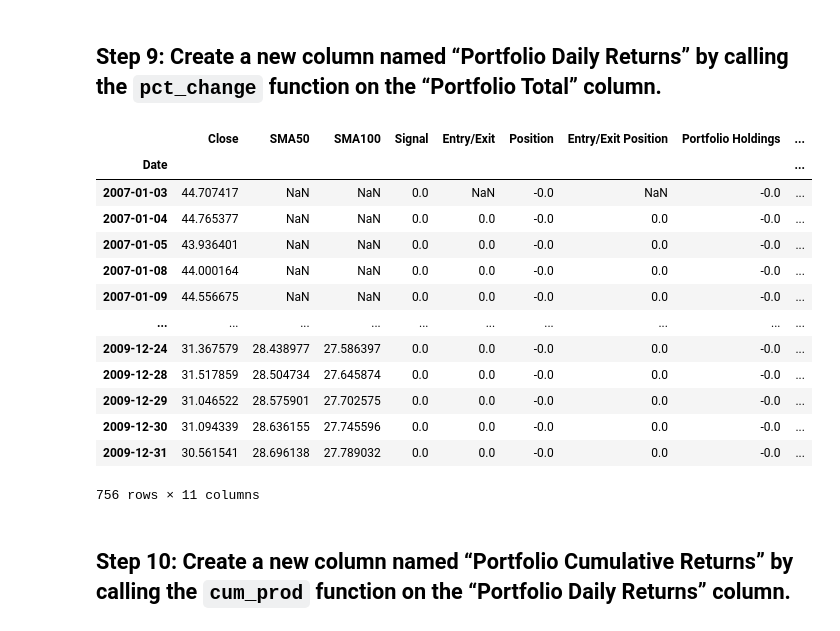
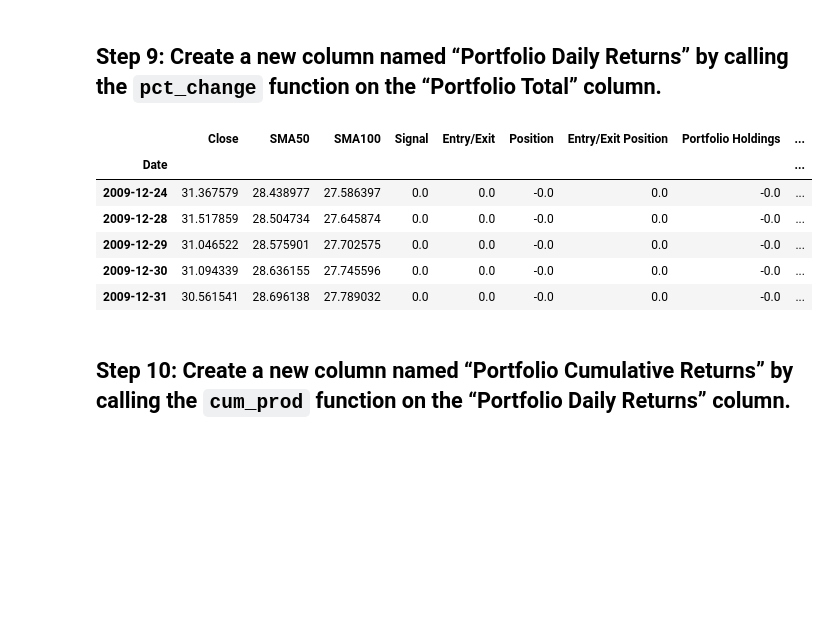
Before and after one commit to scoopcash/jan19-14.2-Backtesting-in-Algorithmic-Trading, a Jupyter notebook: Class_2_Activities 9/02-Stu_Backtest_Your_Short-Position_Algorithm/Unsolved/backtest_your_short_position_algorithm.ipynb, the cells around one changed output. Cells and saved outputs as stored; diff of their text form; code cells hidden in the pictures; blank space fills up the shorter version.

```diff
--- a/Class_2_Activities 9/02-Stu_Backtest_Your_Short-Position_Algorithm/Unsolved/backtest_your_short_position_algorithm.ipynb
+++ b/Class_2_Activities 9/02-Stu_Backtest_Your_Short-Position_Algorithm/Unsolved/backtest_your_short_position_algorithm.ipynb
@@ -147,7 +147,7 @@ entry_exit_plot.opts(
 ## Step 2: Set an `initial_capital` variable to `100000` to represent the starting value (100,000) of your simulated portfolio. Be sure to create this variable as a floating point number.
 # %%
 # Set the initial_capital to 100000
-initial_capital = 100000
+initial_capital = float(100000)
 # %% [markdown]
 ## Step 3: Set a `share_size` variable to negative 500 shares (-500).
 # %%
@@ -277,24 +242,17 @@ signals_df
 # %%
 # Calculate the Portfolio Daily Returns based on the Portfolio Total
 signals_df["Portfolio Daily Returns"] = signals_df['Portfolio Total'].pct_change()
 
 # Review the DataFrame
-signals_df
+signals_df.tail()
 # %% [output]
 |  | Close | SMA50 | SMA100 | Signal | Entry/Exit | Position | Entry/Exit Position | Portfolio Holdings | ... |
 | Date |  |  |  |  |  |  |  |  | ... |
-| 2007-01-03 | 44.707417 | NaN | NaN | 0.0 | NaN | -0.0 | NaN | -0.0 | ... |
-| 2007-01-04 | 44.765377 | NaN | NaN | 0.0 | 0.0 | -0.0 | 0.0 | -0.0 | ... |
-| 2007-01-05 | 43.936401 | NaN | NaN | 0.0 | 0.0 | -0.0 | 0.0 | -0.0 | ... |
-| 2007-01-08 | 44.000164 | NaN | NaN | 0.0 | 0.0 | -0.0 | 0.0 | -0.0 | ... |
-| 2007-01-09 | 44.556675 | NaN | NaN | 0.0 | 0.0 | -0.0 | 0.0 | -0.0 | ... |
-| ... | ... | ... | ... | ... | ... | ... | ... | ... | ... |
 | 2009-12-24 | 31.367579 | 28.438977 | 27.586397 | 0.0 | 0.0 | -0.0 | 0.0 | -0.0 | ... |
 | 2009-12-28 | 31.517859 | 28.504734 | 27.645874 | 0.0 | 0.0 | -0.0 | 0.0 | -0.0 | ... |
 | 2009-12-29 | 31.046522 | 28.575901 | 27.702575 | 0.0 | 0.0 | -0.0 | 0.0 | -0.0 | ... |
 | 2009-12-30 | 31.094339 | 28.636155 | 27.745596 | 0.0 | 0.0 | -0.0 | 0.0 | -0.0 | ... |
 | 2009-12-31 | 30.561541 | 28.696138 | 27.789032 | 0.0 | 0.0 | -0.0 | 0.0 | -0.0 | ... |
-756 rows × 11 columns
 # %% [markdown]
 ## Step 10: Create a new column named “Portfolio Cumulative Returns” by calling the `cum_prod` function on the “Portfolio Daily Returns” column.
 # %%
```
Also changed, not shown: parts of 7 cells of this notebook, 1 other file.
